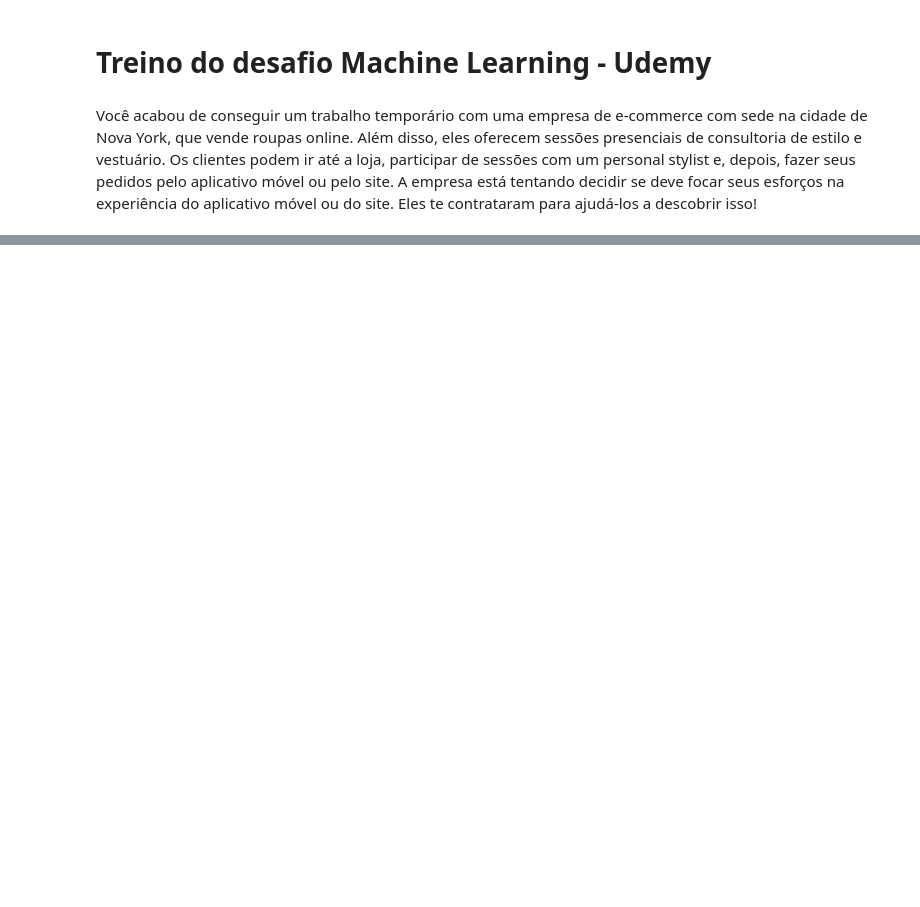
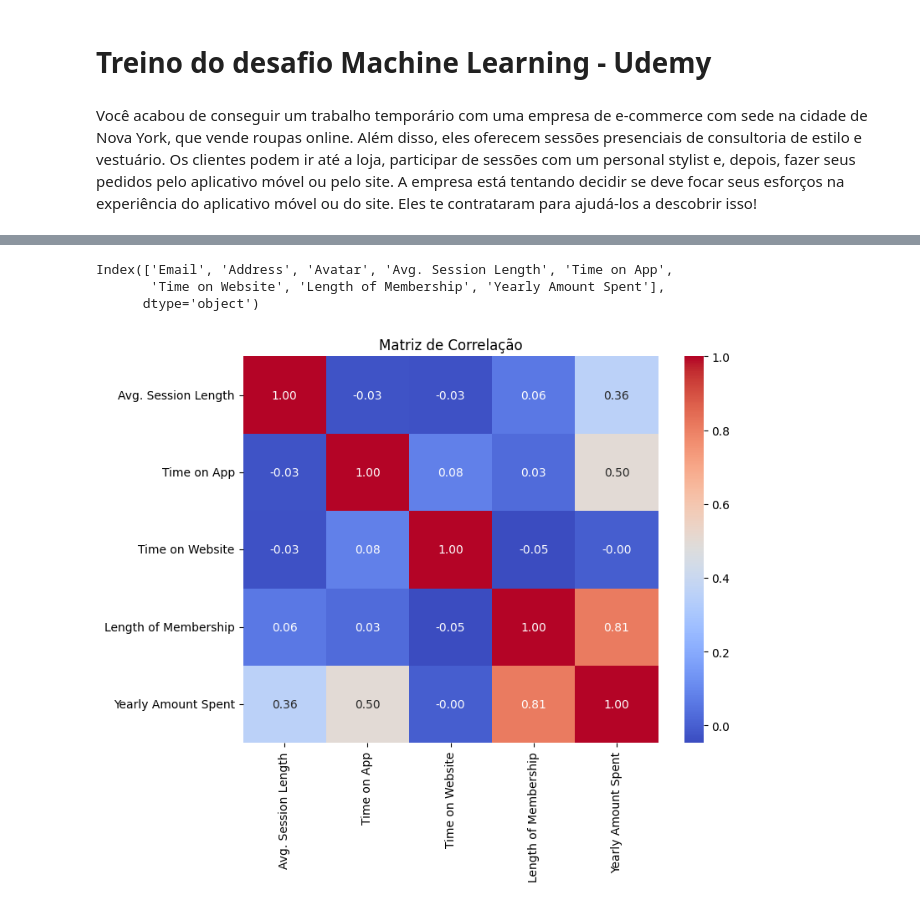
Before and after one commit to IsaCristinaMartins/Desafio_Machine_Learning, a Jupyter notebook: Regressão Linear/notebooks/desafio.ipynb, the cells around one changed output, grey strips where cells are left out. Saved outputs shown, nothing was run; the diff lists cells and outputs as text; code cells hidden in the pictures; blank space fills up the shorter version.

```diff
--- a/Regressão Linear/notebooks/desafio.ipynb
+++ b/Regressão Linear/notebooks/desafio.ipynb
@@ -9,7 +9,7 @@ import numpy as np
 import matplotlib.pyplot as plt
 import seaborn as sns
 # %%
-df_customers= pd.read_csv('Ecommerce Customers.csv')
+df_customers= pd.read_csv('../data/Ecommerce Customers.csv')
 
 df_customers.head()
 # %%
@@ -28,0 +38,16 @@ df_customers.info()
+# %%
+df_customers.columns
+# %% [output]
+Index(['Email', 'Address', 'Avatar', 'Avg. Session Length', 'Time on App',
+       'Time on Website', 'Length of Membership', 'Yearly Amount Spent'],
+      dtype='object')
+# %%
+col = ['Avg. Session Length', 'Time on App', 'Time on Website', 'Length of Membership', 'Yearly Amount Spent']
+corr_matrix = df_customers[col].corr()
+
+plt.figure(figsize=(8,6))
+sns.heatmap(corr_matrix, annot=True, cmap='coolwarm', fmt=".2f")
+plt.title("Matriz de Correlação")
+plt.show()
+# %% [output]
+[figure, added]
```
Also changed, not shown: parts of 3 cells of this notebook, 2 other files.
